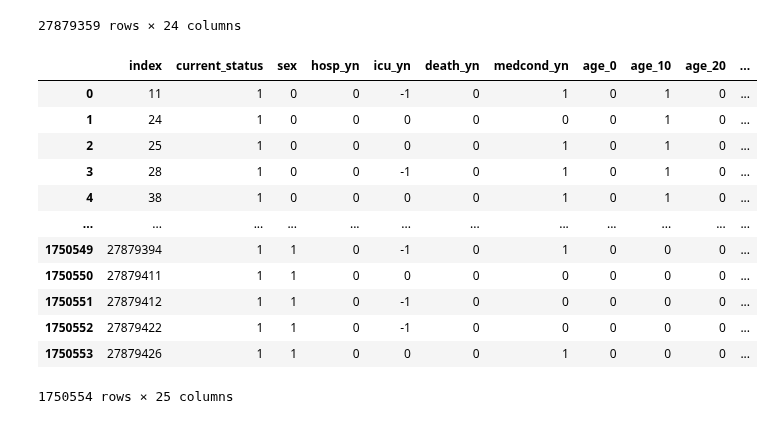
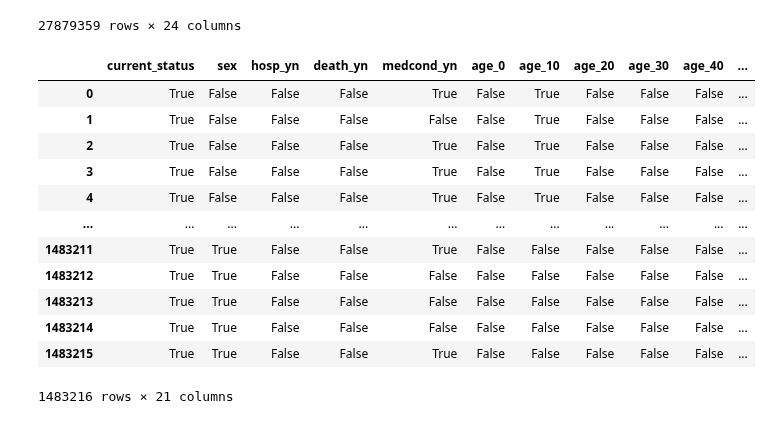
Before and after one commit to psaegert/AML-Final, a Jupyter notebook: data_processing/clean_data.ipynb, the cells around one changed output. Drawn from its saved outputs; the diff is of its cells as text; code cells hidden in the pictures.

```diff
--- a/clean_data.ipynb
+++ b/data_processing/clean_data.ipynb
@@ -2,7 +2,7 @@
 import numpy as np
 import pandas as pd
 # %%
-data = pd.read_csv('data/COVID-19_Case_Surveillance_Public_Use_Data.csv')
+data = pd.read_csv('../data/COVID-19_Case_Surveillance_Public_Use_Data.csv')
 # %%
 data
 # %% [output]
@@ -109,26 +109,28 @@ data
 drop_mask = (
     (data.current_status == 0)
     # Features
-    | (data.sex == -1) | (data.medcond_yn == -1) | (data.age_missing == -1) | (data.hosp_yn == -1) | (data.race_missing == -1)
+    | (data.sex == -1) | (data.medcond_yn == -1) | (data.age_missing == 1) | (data.hosp_yn == -1) | (data.race_missing)
     # Dependent Variables
     | (data.hosp_yn == -1) | (data.death_yn == -1)
 )
 # %%
 data = data.loc[np.logical_not(drop_mask)]
 data = data.reset_index()
+data = data.astype(bool)
+data = data.drop(columns=['index', 'age_missing', 'race_missing', 'icu_yn'])
 data
 # %% [output]
-|  | index | current_status | sex | hosp_yn | icu_yn | death_yn | medcond_yn | age_0 | age_10 | age_20 | ... |
-| 0 | 11 | 1 | 0 | 0 | -1 | 0 | 1 | 0 | 1 | 0 | ... |
-| 1 | 24 | 1 | 0 | 0 | 0 | 0 | 0 | 0 | 1 | 0 | ... |
-| 2 | 25 | 1 | 0 | 0 | 0 | 0 | 1 | 0 | 1 | 0 | ... |
-| 3 | 28 | 1 | 0 | 0 | -1 | 0 | 1 | 0 | 1 | 0 | ... |
-| 4 | 38 | 1 | 0 | 0 | 0 | 0 | 1 | 0 | 1 | 0 | ... |
+|  | current_status | sex | hosp_yn | death_yn | medcond_yn | age_0 | age_10 | age_20 | age_30 | age_40 | ... |
+| 0 | True | False | False | False | True | False | True | False | False | False | ... |
+| 1 | True | False | False | False | False | False | True | False | False | False | ... |
+| 2 | True | False | False | False | True | False | True | False | False | False | ... |
+| 3 | True | False | False | False | True | False | True | False | False | False | ... |
+| 4 | True | False | False | False | True | False | True | False | False | False | ... |
 | ... | ... | ... | ... | ... | ... | ... | ... | ... | ... | ... | ... |
-| 1750549 | 27879394 | 1 | 1 | 0 | -1 | 0 | 1 | 0 | 0 | 0 | ... |
-| 1750550 | 27879411 | 1 | 1 | 0 | 0 | 0 | 0 | 0 | 0 | 0 | ... |
-| 1750551 | 27879412 | 1 | 1 | 0 | -1 | 0 | 0 | 0 | 0 | 0 | ... |
-| 1750552 | 27879422 | 1 | 1 | 0 | -1 | 0 | 0 | 0 | 0 | 0 | ... |
-| 1750553 | 27879426 | 1 | 1 | 0 | 0 | 0 | 1 | 0 | 0 | 0 | ... |
+| 1483211 | True | True | False | False | True | False | False | False | False | False | ... |
+| 1483212 | True | True | False | False | False | False | False | False | False | False | ... |
+| 1483213 | True | True | False | False | False | False | False | False | False | False | ... |
+| 1483214 | True | True | False | False | False | False | False | False | False | False | ... |
+| 1483215 | True | True | False | False | True | False | False | False | False | False | ... |
-1750554 rows × 25 columns
+1483216 rows × 21 columns
 # %%
```
Also changed, not shown: parts of 2 cells of this notebook.
